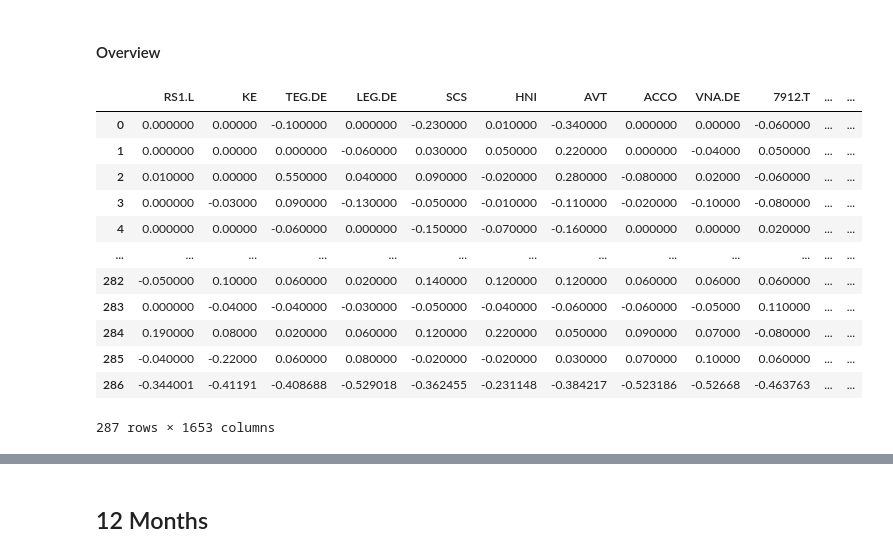
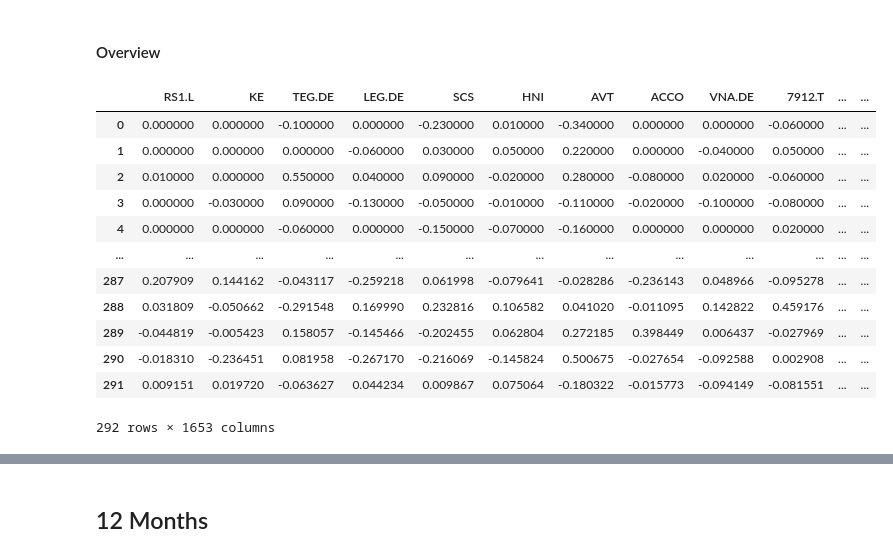
Before and after one commit to Herb-sh/sustainability_portfolio_optimisation, a Jupyter notebook: notebooks/4. models/XGBooster/4.3.2.XGBooster-multivariate.ipynb, the cells around one changed output, grey strips where cells are left out. Cells and saved outputs as stored; diff of their text form; code cells hidden in the pictures.

```diff
--- a/notebooks/4. models/XGBooster/4.3.2.XGBooster-multivariate.ipynb
+++ b/notebooks/4. models/XGBooster/4.3.2.XGBooster-multivariate.ipynb
@@ -95,7 +63,7 @@ X_train
 # %%
 importlib.reload(comparison)
 months_1m = 1
-X_train_1m, y_train_1m, X_test_1m, y_test_1m = train_test.get_train_test(df_tabular_multi, months=1)
+X_train_1m, y_train_1m, X_test_1m, y_test_1m, min_datestr = train_test.get_train_test(df_tabular_multi, months=1)
 # reset index
 X_train_1m.reset_index(drop=True, inplace=True)
 y_train_1m.reset_index(drop=True, inplace=True)
@@ -185,11 +159,11 @@ Funds remaining: €1287.51
 ## 6 Months
 # %%
 importlib.reload(train_test)
-X_train, y_train, X_test, y_test = train_test.get_train_test(df_tabular_multi, months=60, target_key='m_return_target(t+6)')
+X_train, y_train, X_test, y_test, min_datestr = train_test.get_train_test(df_tabular_multi, months=60, target_key='m_return_target(t+6)')
 
 #
-model = xgboost.XGBRegressor(n_estimators=1000)
-model.fit(X_train, y_train,
-          eval_set=[(X_train, y_train), (X_test, y_test)],
-          verbose=False)
+model_6m = xgboost.XGBRegressor(n_estimators=1000)
+model_6m.fit(X_train, y_train,
+             eval_set=[(X_train, y_train), (X_test, y_test)],
+             verbose=False)
 # %% [output]
@@ -201,9 +181,4 @@ Stack trace:
 # %%
-importlib.reload(comparison)
 months_6m = 6
-X_train_6m, y_train_6m, X_test_6m, y_test_6m = train_test.get_train_test(df_tabular_multi, months=6,
-                                                                         target_key='m_return_target(t+6)')
-
-# Predictions
-y_train_pred_6m = model.predict(X_train_6m)
-y_test_pred_6m = model.predict(X_test_6m)
+X_train_6m, y_train_6m, X_test_6m, y_test_6m, min_datestr = train_test.get_train_test(df_tabular_multi, months=6,
+                                                                                      target_key='m_return_target(t+6)')
@@ -218,2 +185,14 @@ y_train_mean_pred_6m, y_test_mean_pred_6m = comparison.get_train_test_mean_pred(
+# %%
+dt = datetime.strptime(min_datestr, '%Y-%m-%d')
+
+# get all training months without the last 6 months
+X_train_input_6m = X_train_6m.head(len(X_train_6m) - len(df.columns)*months_6m)
+# Get last 6 months of the training dataset and use as input to predict the next 6 months
+X_test_input_6m = X_train_6m.tail(len(df.columns)*months_6m)
+
+# Trained
+y_train_pred_6m = model_6m.predict(X_train_input_6m)
+# Predictions
+y_test_pred_6m = model_6m.predict(X_test_input_6m)
 # %% [markdown]
 ### 6 Months Actual vs Prediction
@@ -231,25 +209,25 @@ comparison.generate_plot(df, df_tabular_multi, y_train_mean_pred_6m, y_test_mean
 # %%
 # Get train true values followed with predicted month/s
 y_train_6m_list = y_train_6m['m_return_target(t+6)'].tolist()
-y_test_6m_list = y_test_pred_6m.tolist()
+y_pred_6m_list = y_test_pred_6m.tolist()
 #
-df_to_evaluate_6m = comparison.get_df_from_pred_list(df, y_train_1m_list, y_test_1m_list)
+df_to_evaluate_6m = comparison.get_df_from_pred_list(df, y_train_1m_list, y_pred_6m_list)
 df_to_evaluate_6m = df_to_evaluate_6m - 1
 df_to_evaluate_6m
 # %% [output]
 |  | RS1.L | KE | TEG.DE | LEG.DE | SCS | HNI | AVT | ACCO | VNA.DE | 7912.T | ... | ... |
-| 0 | 0.000000 | 0.00000 | -0.100000 | 0.000000 | -0.230000 | 0.010000 | -0.340000 | 0.000000 | 0.00000 | -0.060000 | ... | ... |
-| 1 | 0.000000 | 0.00000 | 0.000000 | -0.060000 | 0.030000 | 0.050000 | 0.220000 | 0.000000 | -0.04000 | 0.050000 | ... | ... |
-| 2 | 0.010000 | 0.00000 | 0.550000 | 0.040000 | 0.090000 | -0.020000 | 0.280000 | -0.080000 | 0.02000 | -0.060000 | ... | ... |
-| 3 | 0.000000 | -0.03000 | 0.090000 | -0.130000 | -0.050000 | -0.010000 | -0.110000 | -0.020000 | -0.10000 | -0.080000 | ... | ... |
-| 4 | 0.000000 | 0.00000 | -0.060000 | 0.000000 | -0.150000 | -0.070000 | -0.160000 | 0.000000 | 0.00000 | 0.020000 | ... | ... |
+| 0 | 0.000000 | 0.000000 | -0.100000 | 0.000000 | -0.230000 | 0.010000 | -0.340000 | 0.000000 | 0.000000 | -0.060000 | ... | ... |
+| 1 | 0.000000 | 0.000000 | 0.000000 | -0.060000 | 0.030000 | 0.050000 | 0.220000 | 0.000000 | -0.040000 | 0.050000 | ... | ... |
+| 2 | 0.010000 | 0.000000 | 0.550000 | 0.040000 | 0.090000 | -0.020000 | 0.280000 | -0.080000 | 0.020000 | -0.060000 | ... | ... |
+| 3 | 0.000000 | -0.030000 | 0.090000 | -0.130000 | -0.050000 | -0.010000 | -0.110000 | -0.020000 | -0.100000 | -0.080000 | ... | ... |
+| 4 | 0.000000 | 0.000000 | -0.060000 | 0.000000 | -0.150000 | -0.070000 | -0.160000 | 0.000000 | 0.000000 | 0.020000 | ... | ... |
 | ... | ... | ... | ... | ... | ... | ... | ... | ... | ... | ... | ... | ... |
-| 282 | -0.050000 | 0.10000 | 0.060000 | 0.020000 | 0.140000 | 0.120000 | 0.120000 | 0.060000 | 0.06000 | 0.060000 | ... | ... |
-| 283 | 0.000000 | -0.04000 | -0.040000 | -0.030000 | -0.050000 | -0.040000 | -0.060000 | -0.060000 | -0.05000 | 0.110000 | ... | ... |
-| 284 | 0.190000 | 0.08000 | 0.020000 | 0.060000 | 0.120000 | 0.220000 | 0.050000 | 0.090000 | 0.07000 | -0.080000 | ... | ... |
-| 285 | -0.040000 | -0.22000 | 0.060000 | 0.080000 | -0.020000 | -0.020000 | 0.030000 | 0.070000 | 0.10000 | 0.060000 | ... | ... |
-| 286 | -0.344001 | -0.41191 | -0.408688 | -0.529018 | -0.362455 | -0.231148 | -0.384217 | -0.523186 | -0.52668 | -0.463763 | ... | ... |
+| 287 | 0.207909 | 0.144162 | -0.043117 | -0.259218 | 0.061998 | -0.079641 | -0.028286 | -0.236143 | 0.048966 | -0.095278 | ... | ... |
+| 288 | 0.031809 | -0.050662 | -0.291548 | 0.169990 | 0.232816 | 0.106582 | 0.041020 | -0.011095 | 0.142822 | 0.459176 | ... | ... |
+| 289 | -0.044819 | -0.005423 | 0.158057 | -0.145466 | -0.202455 | 0.062804 | 0.272185 | 0.398449 | 0.006437 | -0.027969 | ... | ... |
+| 290 | -0.018310 | -0.236451 | 0.081958 | -0.267170 | -0.216069 | -0.145824 | 0.500675 | -0.027654 | -0.092588 | 0.002908 | ... | ... |
+| 291 | 0.009151 | 0.019720 | -0.063627 | 0.044234 | 0.009867 | 0.075064 | -0.180322 | -0.015773 | -0.094149 | -0.081551 | ... | ... |
-287 rows × 1653 columns
+292 rows × 1653 columns
 # %%
 importlib.reload(comparison)
 df_pred_6m, raw_weights_6m, mu_6m, S_6m, sigma_6m, sharpe_6m = comparison.get_portfolio_performance(df_to_evaluate_6m,
```
Also changed, not shown: parts of 27 cells of this notebook, 8 other files.
